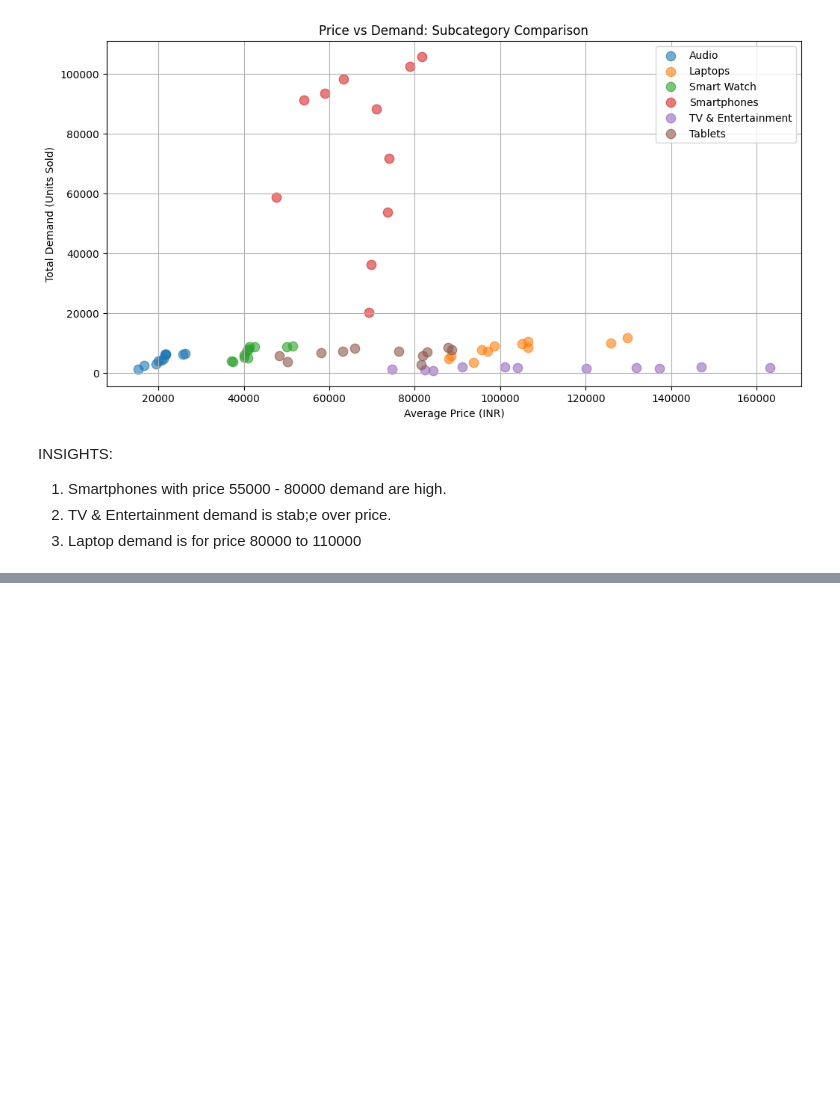
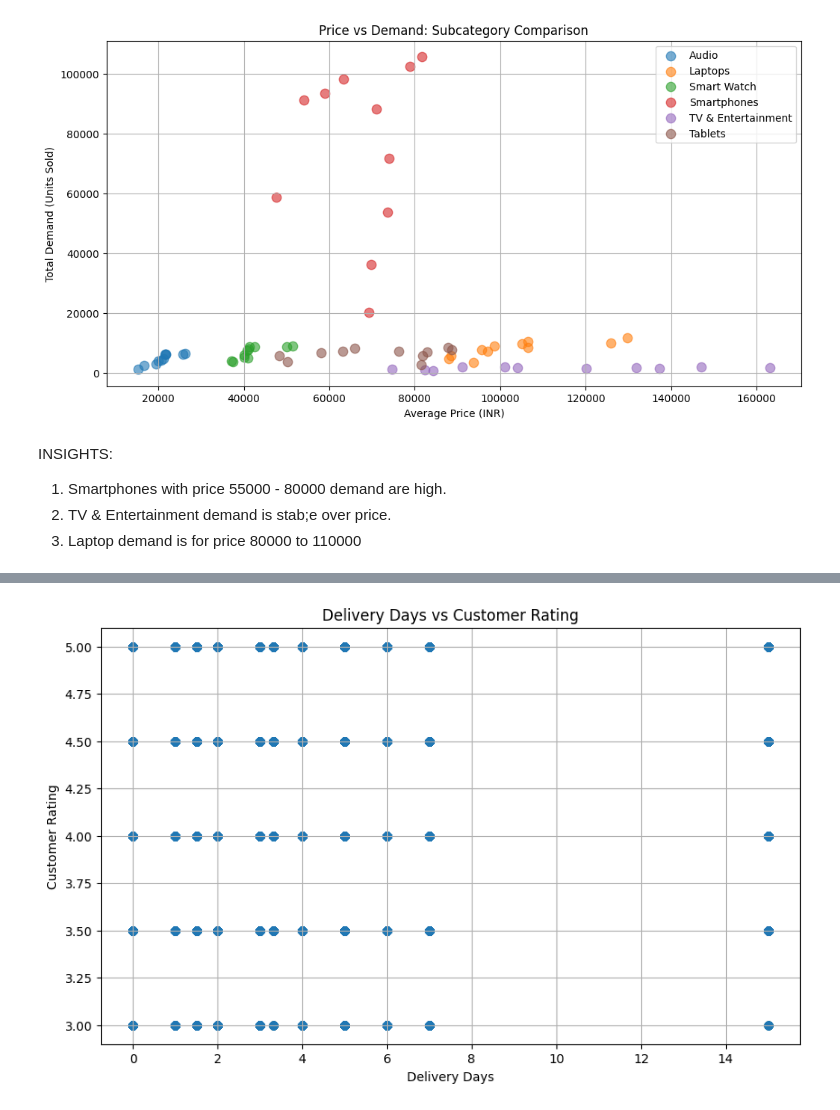
Before and after one commit to padhma4782/Amazon_Sales_Analytics, a Jupyter notebook: data_visualization.ipynb, the cells around one changed output, grey strips where cells are left out. Cells and saved outputs as stored; diff of their text form; code cells hidden in the pictures; blank space fills up the shorter version.

```diff
--- a/data_visualization.ipynb
+++ b/data_visualization.ipynb
@@ -428,0 +454,15 @@ INSIGHTS:
+# %%
+plt.figure(figsize=(10,6))
+plt.scatter(
+    df['delivery_days'],
+    df['customer_rating'],
+    alpha=0.5
+)
+
+plt.xlabel("Delivery Days")
+plt.ylabel("Customer Rating")
+plt.title("Delivery Days vs Customer Rating")
+plt.grid(True)
+plt.show()
+# %% [output]
+[figure, added]
```
Also changed, not shown: parts of 21 cells of this notebook.
